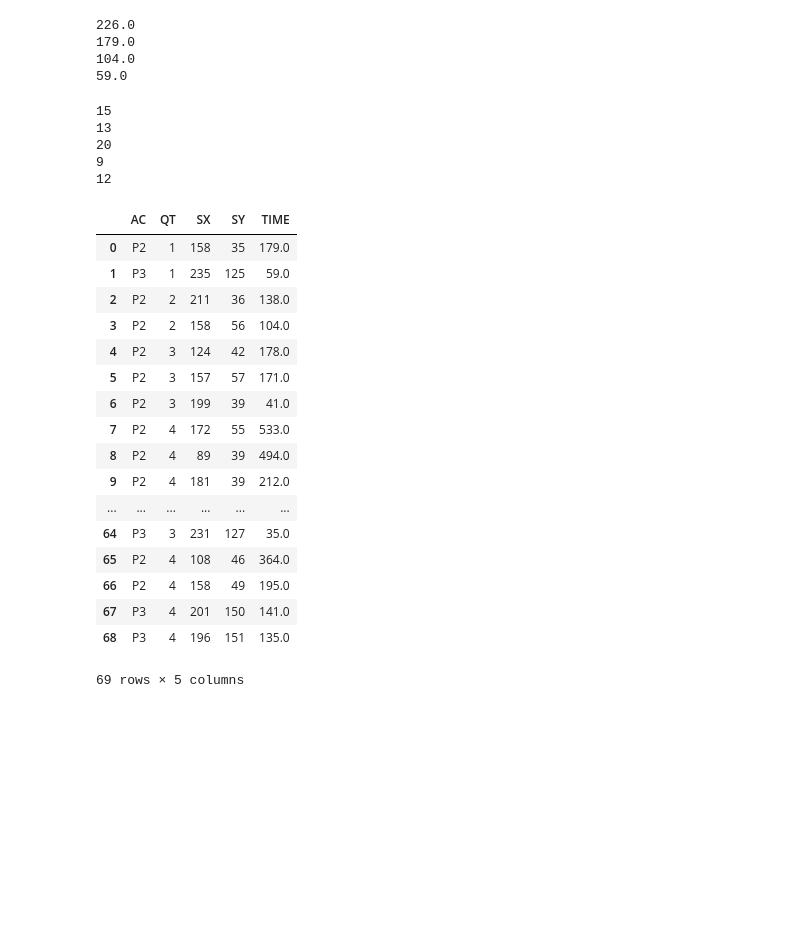
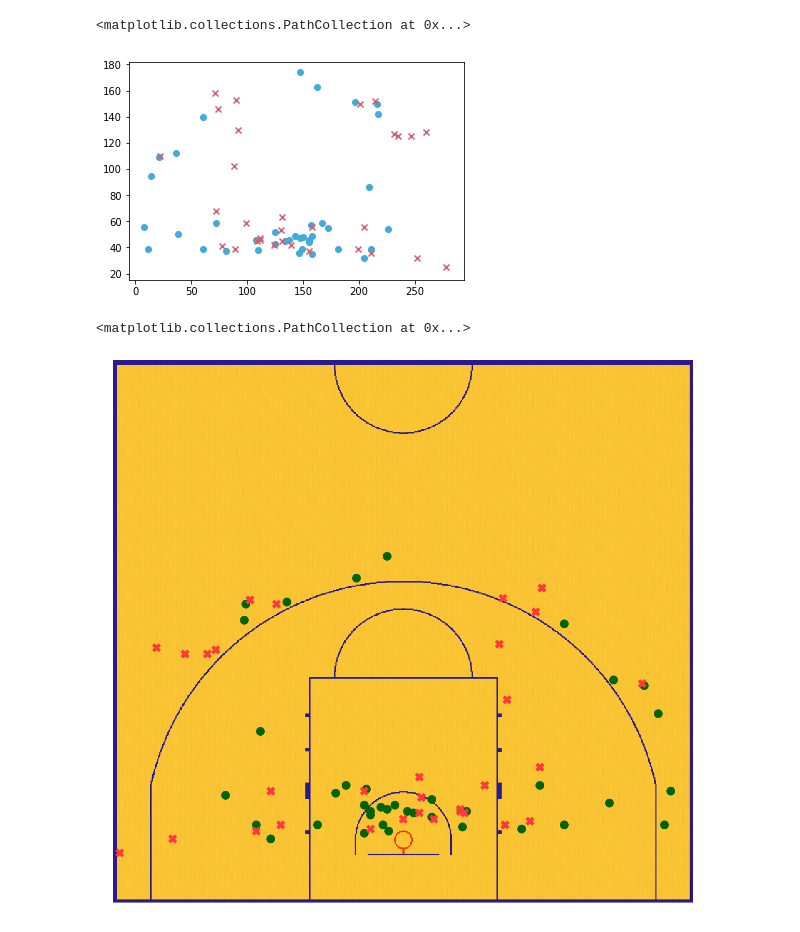
Before and after one commit to danchyy/Basketball_Analytics, a Jupyter notebook: Scripts/Lauri_Markkanen_shotchart.ipynb, the cells around one changed output. Saved outputs shown, nothing was run; the diff lists cells and outputs as text; code cells hidden in the pictures; blank space fills up the shorter version.

Commit message:
Finished with work on shot chart for Lauri Markkanen's first round on Eurobasket

```diff
--- a/Scripts/Lauri_Markkanen_shotchart.ipynb
+++ b/Scripts/Lauri_Markkanen_shotchart.ipynb
@@ -8,19 +10,4 @@ import pandas as pd
 %matplotlib inline
-# %%
-url = "https://livecache.sportresult.com/node/db/FIBASTATS_PROD/12105_GAMEACTIONS_BKM400A03_Q1_JSON.json"
-response = urllib2.urlopen(url)
-data = json.loads(response.read())
-plays = data["content"]["full"]["Items"]
-for play in plays:
-    if "C1" in play and play["C1"] == "BKM400A03-99774":
-        #x = time.strptime(play['Time'],'%M:%S')
-        #print datetime.timedelta(hours=x.tm_hour,minutes=x.tm_min,seconds=x.tm_sec).total_seconds()
-        print play
-# %% [output]
-226.0
-179.0
-104.0
-59.0
 # %%
 def check_two_pointer(json_obj):
     """
@@ -49,6 +36,10 @@ def get_all_important_feats(json_obj, quarter):
     dict_play["AC"] = json_obj["AC"]
     dict_play["SX"] = int(json_obj["SX"])
     dict_play["SY"] = int(json_obj["SY"])
+    if json_obj["SU"] == "+":
+        dict_play["FGM"] = 1
+    else:
+        dict_play["FGM"] = 0
     x = time.strptime(json_obj['Time'],'%M:%S')
     dict_play["TIME"] = datetime.timedelta(hours=x.tm_hour,minutes=x.tm_min,seconds=x.tm_sec).total_seconds()
     dict_play["QT"] = quarter
@@ -118,30 +108,15 @@ markkanen_plays.extend(get_markkanen_plays_for_game(get_data_Poland(), "BKM400A0
 markkanen_plays.extend(get_markkanen_plays_for_game(get_data_Greece(), "BKM400A12-99774"))
 markkanen_plays.extend(get_markkanen_plays_for_game(get_data_Island(), "BKM400A15-99774"))
 markkanen_data_frame = pd.DataFrame(markkanen_plays)
-# %% [output]
-15
-13
-20
-9
-12
-# %%
-markkanen_data_frame
-# %% [output]
-|  | AC | QT | SX | SY | TIME |
-| 0 | P2 | 1 | 158 | 35 | 179.0 |
-| 1 | P3 | 1 | 235 | 125 | 59.0 |
-| 2 | P2 | 2 | 211 | 36 | 138.0 |
-| 3 | P2 | 2 | 158 | 56 | 104.0 |
-| 4 | P2 | 3 | 124 | 42 | 178.0 |
-| 5 | P2 | 3 | 157 | 57 | 171.0 |
-| 6 | P2 | 3 | 199 | 39 | 41.0 |
-| 7 | P2 | 4 | 172 | 55 | 533.0 |
-| 8 | P2 | 4 | 89 | 39 | 494.0 |
-| 9 | P2 | 4 | 181 | 39 | 212.0 |
-| ... | ... | ... | ... | ... | ... |
-| 64 | P3 | 3 | 231 | 127 | 35.0 |
-| 65 | P2 | 4 | 108 | 46 | 364.0 |
-| 66 | P2 | 4 | 158 | 49 | 195.0 |
-| 67 | P3 | 4 | 201 | 150 | 141.0 |
-| 68 | P3 | 4 | 196 | 151 | 135.0 |
-69 rows × 5 columns
+# %%
+markkanen_makes = markkanen_data_frame[markkanen_data_frame.FGM==1]
+markkanen_misses = markkanen_data_frame[markkanen_data_frame.FGM==0]
+plt.scatter(markkanen_makes.SX,
+            markkanen_makes.SY,
+            c=[0.259, 0.672, 0.854], marker='o')
+plt.scatter(markkanen_misses.SX,
+            markkanen_misses.SY,
+            c=[0.823, 0.378, 0.431], marker='x')
+# %% [output]
+<matplotlib.collections.PathCollection at 0x...>
+[figure, added]
@@ -147,0 +132,14 @@ markkanen_data_frame
+# %%
+plt.figure(figsize=(20, 20))
+plt.imshow(img_2, extent=[0, 770, 0, 720])
+plt.axis('off')
+plt.scatter(markkanen_makes.SX,
+            markkanen_makes.SY,
+            c="#006400", marker='o', s=250)
+plt.scatter(markkanen_misses.SX,
+            markkanen_misses.SY,
+            c=[1.0, 0.22, 0.231], marker='X', s=250)
+#plt.savefig("../../markkanen_shot_chart.png")
+# %% [output]
+<matplotlib.collections.PathCollection at 0x...>
+[figure, added]
```
Also changed, not shown: parts of 7 cells of this notebook.
